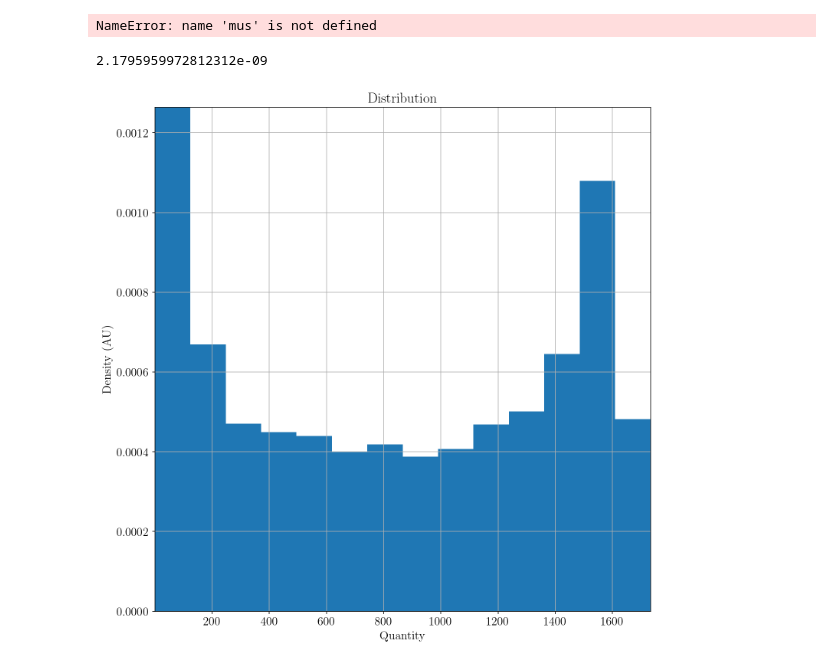
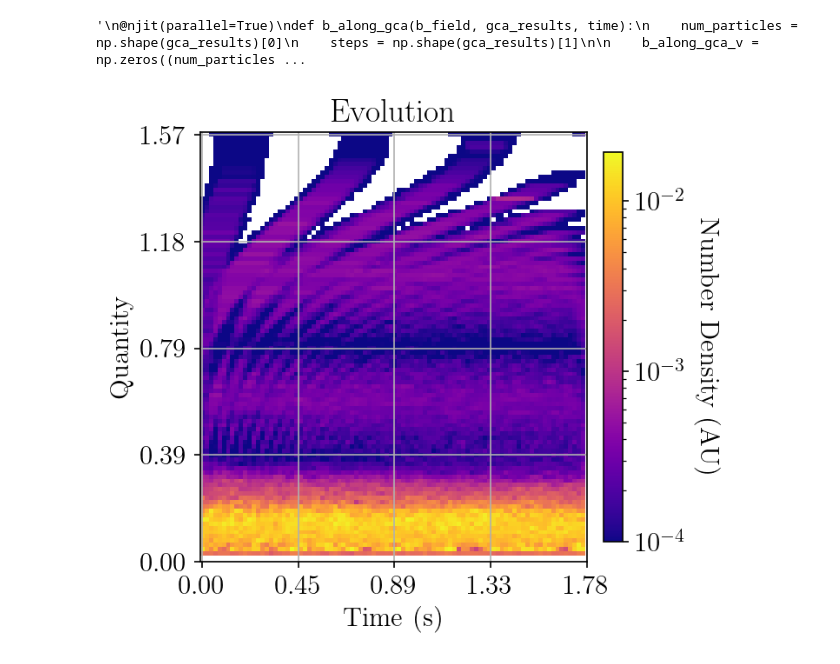
Before and after one commit to zbeever/cpt-solver, a Jupyter notebook: notebooks/modern_txx_models.ipynb, the cells around one changed output. Drawn from its saved outputs; the diff is of its cells as text; code cells hidden in the pictures.

Commit message:
Updated docstrings. Added plotting functions. Tuned the equatorial pitch angle algorithm.

```diff
--- a/notebooks/modern_txx_models.ipynb
+++ b/notebooks/modern_txx_models.ipynb
@@ -180,10 +58,0 @@ Loaded file nithin_event.hdf5 containing 956.61 megabytes of information.
-# %%
-plt.semilogy(np.degrees(mus), np.mean(diff[:, 500:1300], axis=1))
-plt.grid()
-plt.show()
-
-plt.plot(np.degrees(mus), np.degrees(np.mean(tran[:, 500:1300], axis=1)))
-plt.grid()
-plt.show()
-# %% [output]
-NameError: name 'mus' is not defined
@@ -218,11 +59,22 @@ vec, mag, r_mag = b_along_path(b_field_04, rr)
-# %%
-np.amin(mag)
-# %% [output]
-2.1795959972812312e-09
-# %%
-from plot import *
-
-format_plots()
-plot_distribution(a.moment(), 1000)
-# %% [output]
-[figure, removed]
+# %%
+e_field = zero_field()
+
+s = solver(e_field, b_field_04, drop_lost=False)
+
+s.populate_by_eq_pa(100,
+                    9.,
+                    delta(5e5),
+                    uniform(np.radians(0), np.radians(90)),
+                    uniform(0, 2 * np.pi)
+                   )
+
+s.solve(2, 1e-4, 1e-3)
+
+#s.save('nithin_event')
+# %% [output]
+'\n@njit(parallel=True)\ndef b_along_gca(b_field, gca_results, time):\n    num_particles = np.shape(gca_results)[0]\n    steps = np.shape(gca_results)[1]\n\n    b_along_gca_v = np.zeros((num_particles ...
+# %%
+mus = a.eq_pitch_ang_diff()[0]
+plot_evolution(a.eq_pitch_ang_diff()[1][:, :1800], a.time()[:1800], already_distribution=True, decimate=20, log=True, avg=True, y_lim=[mus[0], mus[-1]])
+# %% [output]
+[figure, added]
```
Also changed, not shown: parts of 23 cells of this notebook, 14 other files.
